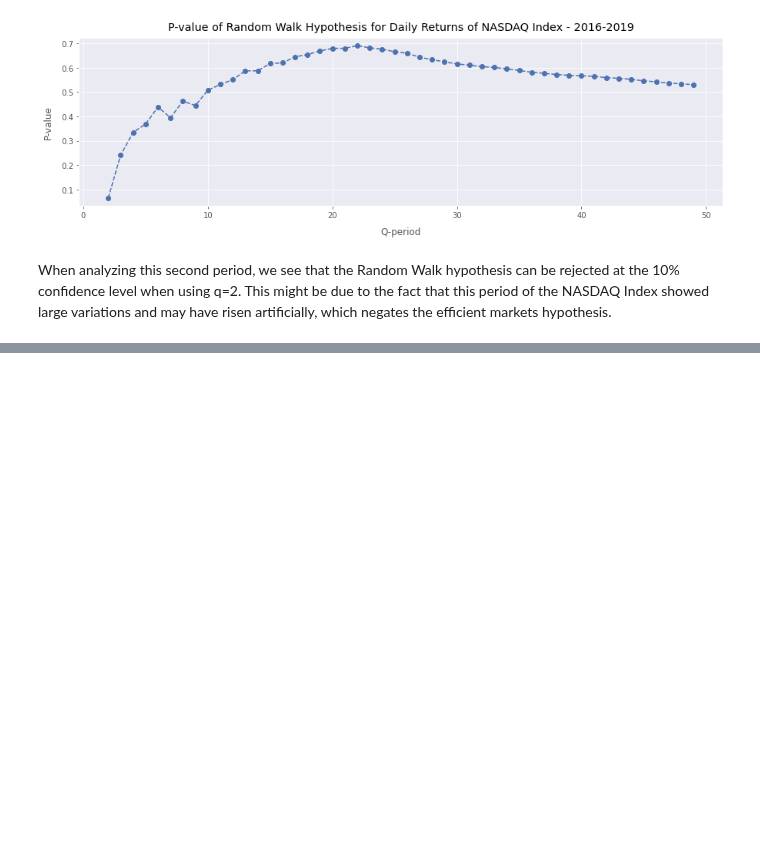
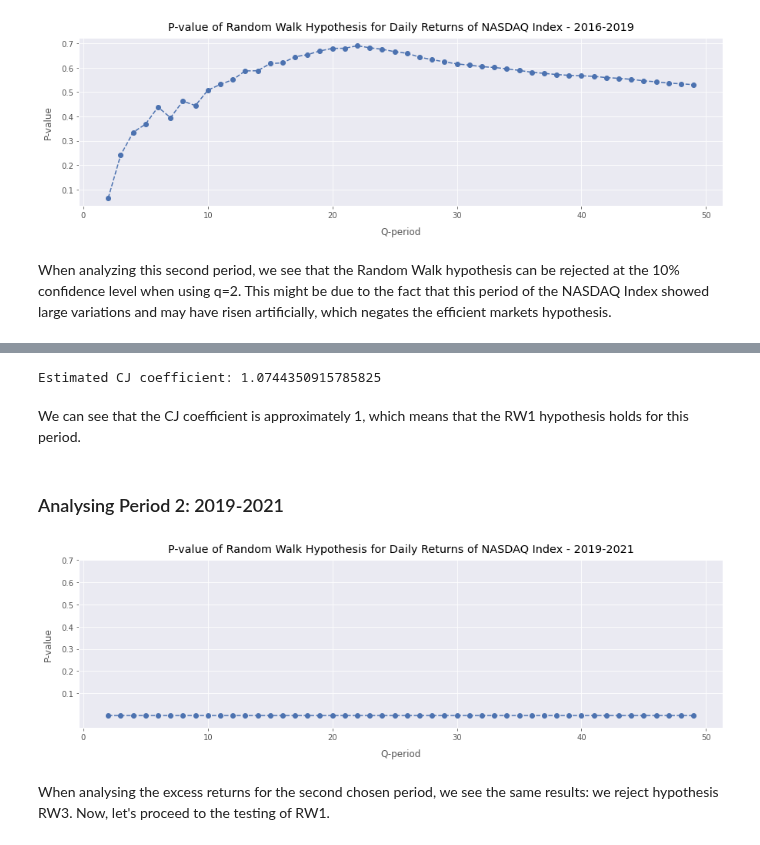
Before and after one commit to daniel-deutsch/FTD, a Jupyter notebook: Asset Pricing/EA1/main.ipynb, the cells around one changed output, grey strips where cells are left out. Drawn from its saved outputs; the diff is of its cells as text; code cells hidden in the pictures; blank space fills up the shorter version.

```diff
--- a/Asset Pricing/EA1/main.ipynb
+++ b/Asset Pricing/EA1/main.ipynb
@@ -163,0 +253,38 @@ When analyzing this second period, we see that the Random Walk hypothesis can be
+# %%
+mu = res.params['const']
+errors = res.resid
+std = np.std(errors)
+pi = norm().cdf(mu/std)
+cj = (pi**2 + (1-pi)**2)/((2*pi)*(1-pi))
+print("Estimated CJ coefficient:", cj)
+# %% [output]
+Estimated CJ coefficient: 1.0744350915785825
+# %% [markdown]
+We can see that the CJ coefficient is approximately 1, which means that the RW1 hypothesis holds for this period.
+# %% [markdown]
+### Analysing Period 2: 2019-2021
+# %%
+test = {
+    'q': np.arange(2,50,1),
+    'VR': [],
+    'T-statistic': [],
+    'P-value': [],
+}
+
+for q in test['q']:
+    vr, phi, p_value = test_RW3(df_returns.loc[~mask, 'excess_returns'], q)
+    test['VR'].append(vr)
+    test['T-statistic'].append(phi)
+    test['P-value'].append(p_value)
+# %%
+plt.figure()
+plt.plot(test['q'], test['P-value'], '--o')
+plt.title('P-value of Random Walk Hypothesis for Daily Returns of NASDAQ Index - 2019-2021')
+plt.xlabel('Q-period')
+plt.ylabel('P-value')
+plt.yticks([0.1, 0.2, 0.3, 0.4, 0.5, 0.6, 0.7])
+plt.show()
+# %% [output]
+[figure, added]
+# %% [markdown]
+When analysing the excess returns for the second chosen period, we see the same results: we reject hypothesis RW3. Now, let's proceed to the testing of RW1.
```
Also changed, not shown: parts of 16 cells of this notebook, 1 other file.
